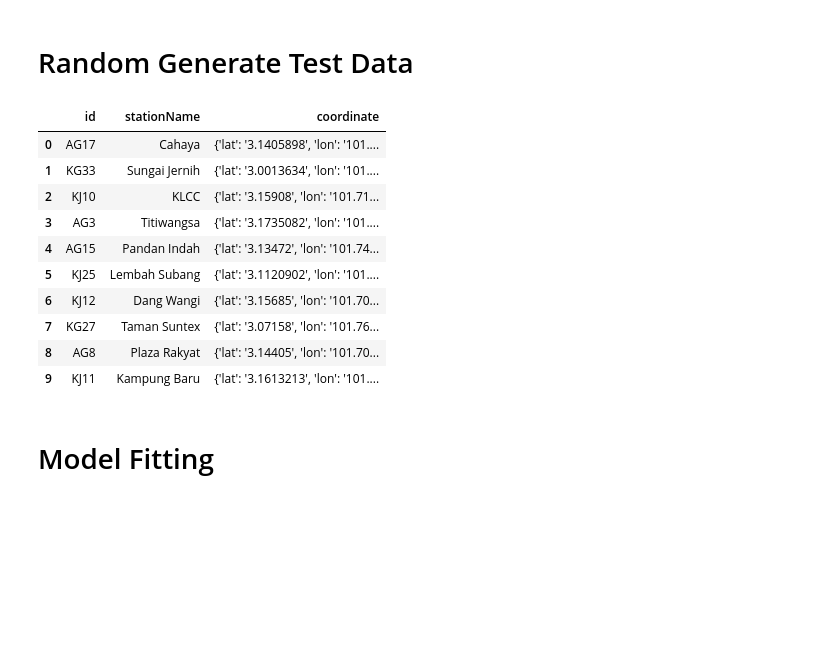
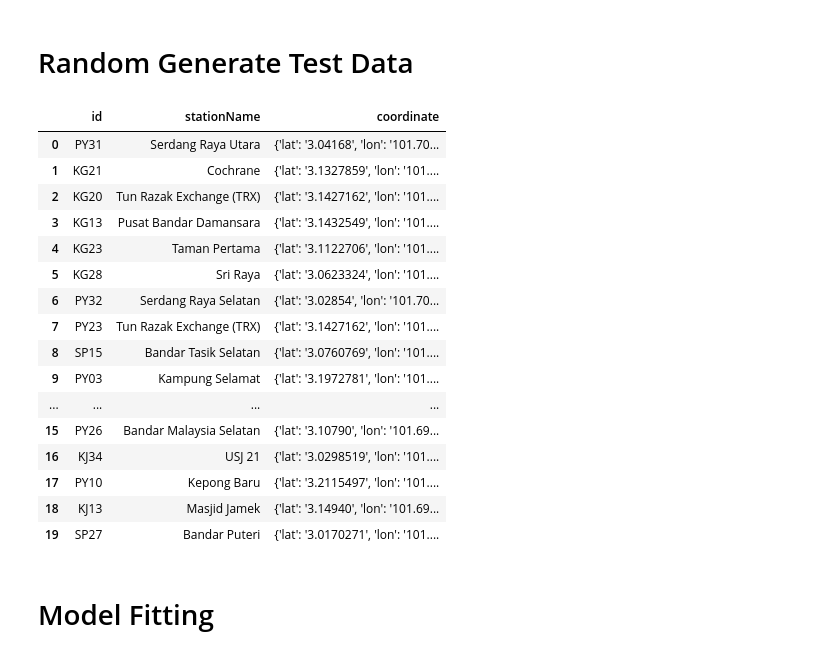
Before and after one commit to devchinyan/TravelingSalesmanProblem, a Jupyter notebook: TravelingSalesman/simulated annealing.ipynb, the cells around one changed output. Saved outputs shown, nothing was run; the diff lists cells and outputs as text; code cells hidden in the pictures; blank space fills up the shorter version.

```diff
--- a/TravelingSalesman/simulated annealing.ipynb
+++ b/TravelingSalesman/simulated annealing.ipynb
@@ -179,21 +179,27 @@ class SimulatedAnnealing:
 # %% [markdown]
 # Random Generate Test Data
 # %%
-stationIDs = trainNetwork.getRandomVerticesID(10).get("res")
-# stationIDs = ['AG16','KJ35','AG11','PY21','AG1','PY27','PY22','KG33','KJ5','KJ9','SP8','KJ19','AG6','KG17','AG7','KG34','PY37','SP4','SP14','KJ6']
+# stationIDs = trainNetwork.getRandomVerticesID(20).get("res")
+stationIDs = ['PY31','KG21','KG20','KG13','KG23','KG28','PY32','PY23','SP15','PY03','AG18','SP21','PY25','PY34','KJ8','PY26','KJ34','PY10','KJ13','SP27']
 pd.DataFrame([trainNetwork.vertices[stationID] for stationID in stationIDs])
 # %% [output]
 |  | id | stationName | coordinate |
-| 0 | AG17 | Cahaya | {'lat': '3.1405898', 'lon': '101.... |
-| 1 | KG33 | Sungai Jernih | {'lat': '3.0013634', 'lon': '101.... |
-| 2 | KJ10 | KLCC | {'lat': '3.15908', 'lon': '101.71... |
-| 3 | AG3 | Titiwangsa | {'lat': '3.1735082', 'lon': '101.... |
-| 4 | AG15 | Pandan Indah | {'lat': '3.13472', 'lon': '101.74... |
-| 5 | KJ25 | Lembah Subang | {'lat': '3.1120902', 'lon': '101.... |
-| 6 | KJ12 | Dang Wangi | {'lat': '3.15685', 'lon': '101.70... |
-| 7 | KG27 | Taman Suntex | {'lat': '3.07158', 'lon': '101.76... |
-| 8 | AG8 | Plaza Rakyat | {'lat': '3.14405', 'lon': '101.70... |
-| 9 | KJ11 | Kampung Baru | {'lat': '3.1613213', 'lon': '101.... |
+| 0 | PY31 | Serdang Raya Utara | {'lat': '3.04168', 'lon': '101.70... |
+| 1 | KG21 | Cochrane | {'lat': '3.1327859', 'lon': '101.... |
+| 2 | KG20 | Tun Razak Exchange (TRX) | {'lat': '3.1427162', 'lon': '101.... |
+| 3 | KG13 | Pusat Bandar Damansara | {'lat': '3.1432549', 'lon': '101.... |
+| 4 | KG23 | Taman Pertama | {'lat': '3.1122706', 'lon': '101.... |
+| 5 | KG28 | Sri Raya | {'lat': '3.0623324', 'lon': '101.... |
+| 6 | PY32 | Serdang Raya Selatan | {'lat': '3.02854', 'lon': '101.70... |
+| 7 | PY23 | Tun Razak Exchange (TRX) | {'lat': '3.1427162', 'lon': '101.... |
+| 8 | SP15 | Bandar Tasik Selatan | {'lat': '3.0760769', 'lon': '101.... |
+| 9 | PY03 | Kampung Selamat | {'lat': '3.1972781', 'lon': '101.... |
+| ... | ... | ... | ... |
+| 15 | PY26 | Bandar Malaysia Selatan | {'lat': '3.10790', 'lon': '101.69... |
+| 16 | KJ34 | USJ 21 | {'lat': '3.0298519', 'lon': '101.... |
+| 17 | PY10 | Kepong Baru | {'lat': '3.2115497', 'lon': '101.... |
+| 18 | KJ13 | Masjid Jamek | {'lat': '3.14940', 'lon': '101.69... |
+| 19 | SP27 | Bandar Puteri | {'lat': '3.0170271', 'lon': '101.... |
 # %% [markdown]
 # Model Fitting
 # %%
```
Also changed, not shown: parts of 4 cells of this notebook, 4 other files.
